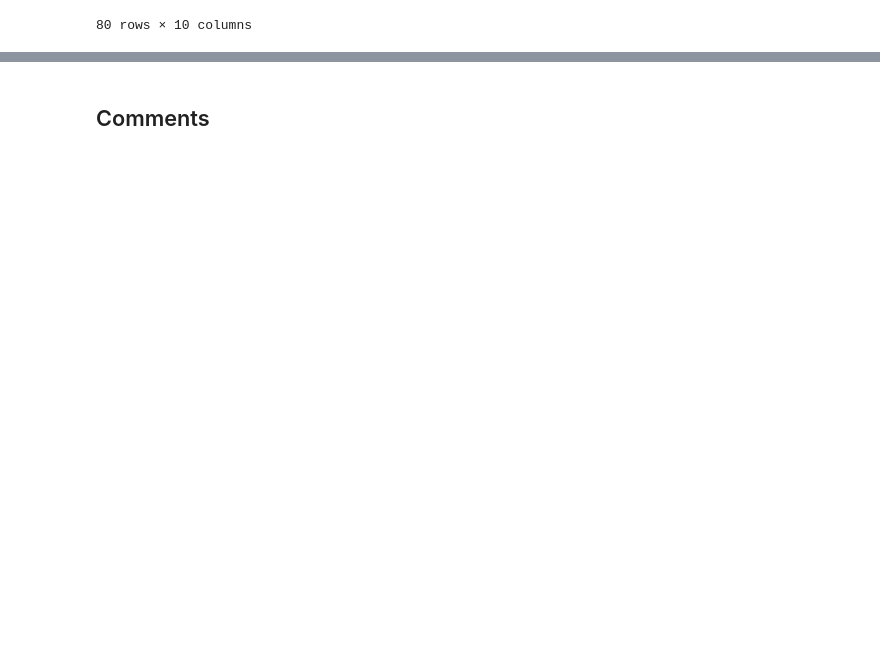
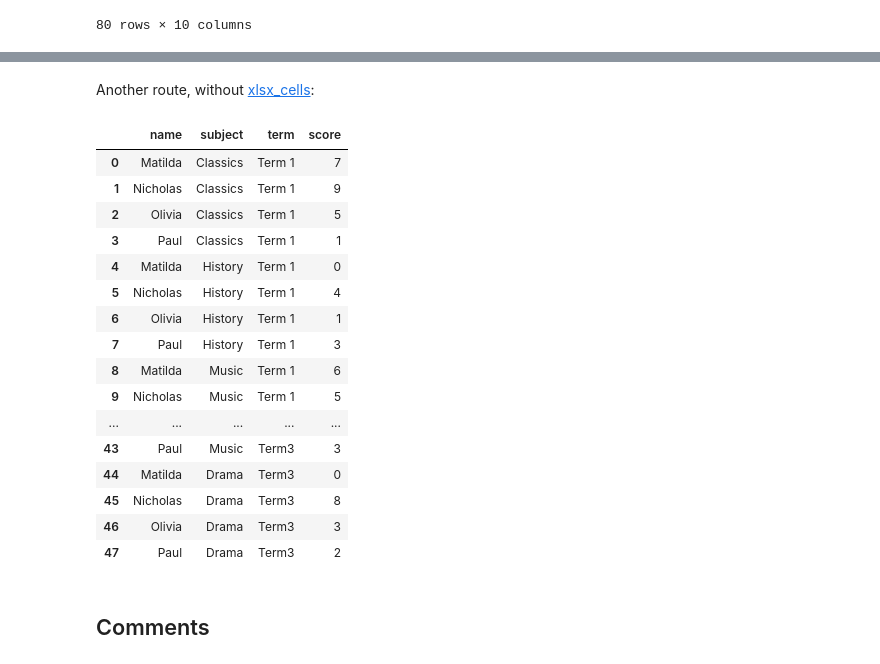
Before and after one commit to samukweku/data-wrangling-blog, a Jupyter notebook: _sources/notebooks/Pivot-Tables-Complex-Unpivoting.ipynb, the cells around one changed output, grey strips where cells are left out. Drawn from its saved outputs; the diff is of its cells as text; code cells hidden in the pictures; blank space fills up the shorter version.

```diff
--- a/_sources/notebooks/Pivot-Tables-Complex-Unpivoting.ipynb
+++ b/_sources/notebooks/Pivot-Tables-Complex-Unpivoting.ipynb
@@ -326,3 +287,36 @@ Merge the dataframes into one:
+# %% [markdown]
+Another route, without [xlsx_cells](https://pyjanitor-devs.github.io/pyjanitor/api/io/#janitor.io.xlsx_cells):
+# %%
+(
+    excel_file.parse(sheet_name="pivot-header-within-data")
+    .dropna(axis=1, how="all")
+    .set_axis(["name", "Term 1", "Term 2", "Term3"], axis="columns")
+    .assign(
+        subject=lambda f: f["Term 1"]
+        .where(~f["Term 1"].str.startswith("Term", na=False) & f.name.isna())
+        .ffill()
+    )
+    .dropna()
+    .melt(id_vars=["name", "subject"], var_name="term", value_name="score")
+)
+# %% [output]
+|  | name | subject | term | score |
+| 0 | Matilda | Classics | Term 1 | 7 |
+| 1 | Nicholas | Classics | Term 1 | 9 |
+| 2 | Olivia | Classics | Term 1 | 5 |
+| 3 | Paul | Classics | Term 1 | 1 |
+| 4 | Matilda | History | Term 1 | 0 |
+| 5 | Nicholas | History | Term 1 | 4 |
+| 6 | Olivia | History | Term 1 | 1 |
+| 7 | Paul | History | Term 1 | 3 |
+| 8 | Matilda | Music | Term 1 | 6 |
+| 9 | Nicholas | Music | Term 1 | 5 |
+| ... | ... | ... | ... | ... |
+| 43 | Paul | Music | Term3 | 3 |
+| 44 | Matilda | Drama | Term3 | 0 |
+| 45 | Nicholas | Drama | Term3 | 8 |
+| 46 | Olivia | Drama | Term3 | 3 |
+| 47 | Paul | Drama | Term3 | 2 |
 # %% [markdown]
 ## Comments
 <script src="https://utteranc.es/client.js"
```
Also changed, not shown: parts of 35 cells of this notebook, 12 other files.
